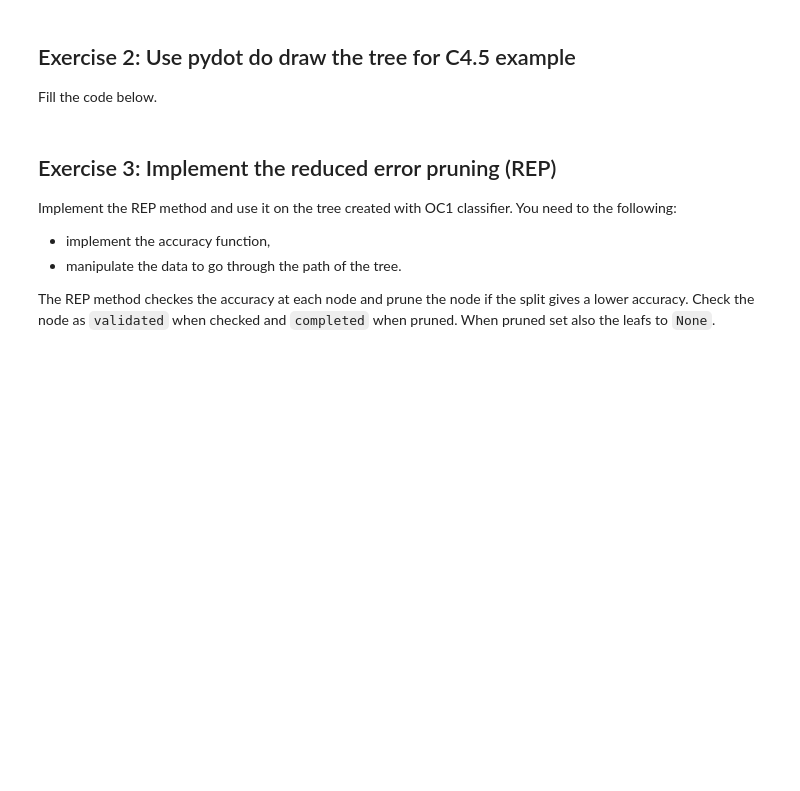
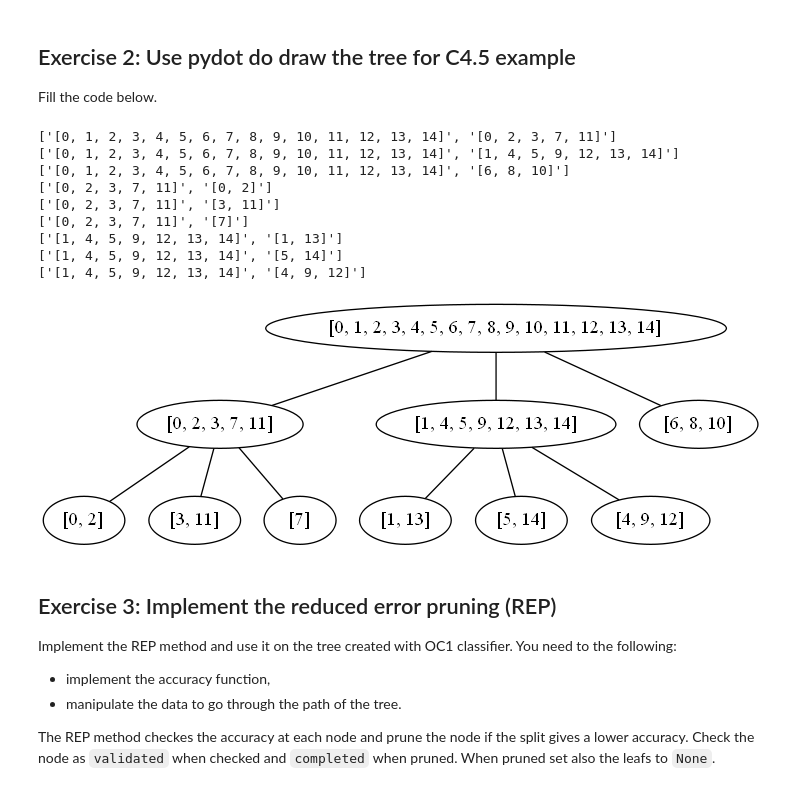
Before and after one commit to DuckHack/ML_summer_2019, a Jupyter notebook: patternrecognition/05_DecisionTrees/055Decision_trees_Exercises.ipynb, the cells around one changed output. Drawn from its saved outputs; the diff is of its cells as text; code cells hidden in the pictures; blank space fills up the shorter version.

```diff
--- a/patternrecognition/05_DecisionTrees/055Decision_trees_Exercises.ipynb
+++ b/patternrecognition/05_DecisionTrees/055Decision_trees_Exercises.ipynb
@@ -270,14 +331,28 @@ Fill the code below.
 # %%
 def plot_tree(split_history):
     tree = pydot.Dot(graph_type='graph')
     for split in split_history:
+        print(split)
         # fill the gap
+        new_edge = pydot.Edge(split[0], split[1])
+        tree.add_edge(new_edge)
     tree.write('c45_tree.png', format='png')
 
-plot_tree(split_history_cart)
+plot_tree(split_history_c45)
 
 from IPython.display import Image
 Image(filename='c45_tree.png')
+# %% [output]
+['[0, 1, 2, 3, 4, 5, 6, 7, 8, 9, 10, 11, 12, 13, 14]', '[0, 2, 3, 7, 11]']
+['[0, 1, 2, 3, 4, 5, 6, 7, 8, 9, 10, 11, 12, 13, 14]', '[1, 4, 5, 9, 12, 13, 14]']
+['[0, 1, 2, 3, 4, 5, 6, 7, 8, 9, 10, 11, 12, 13, 14]', '[6, 8, 10]']
+['[0, 2, 3, 7, 11]', '[0, 2]']
+['[0, 2, 3, 7, 11]', '[3, 11]']
+['[0, 2, 3, 7, 11]', '[7]']
+['[1, 4, 5, 9, 12, 13, 14]', '[1, 13]']
+['[1, 4, 5, 9, 12, 13, 14]', '[5, 14]']
+['[1, 4, 5, 9, 12, 13, 14]', '[4, 9, 12]']
+[figure, added]
 # %% [markdown]
 ## Exercise 3: Implement the reduced error pruning (REP)
 
```
Also changed, not shown: parts of 13 cells of this notebook, 3 other files.
